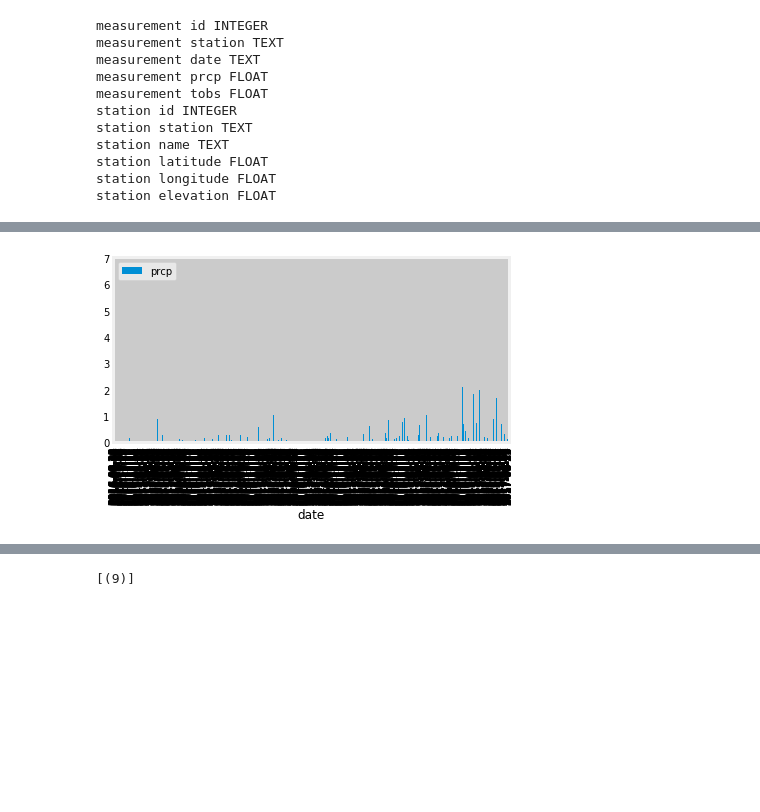
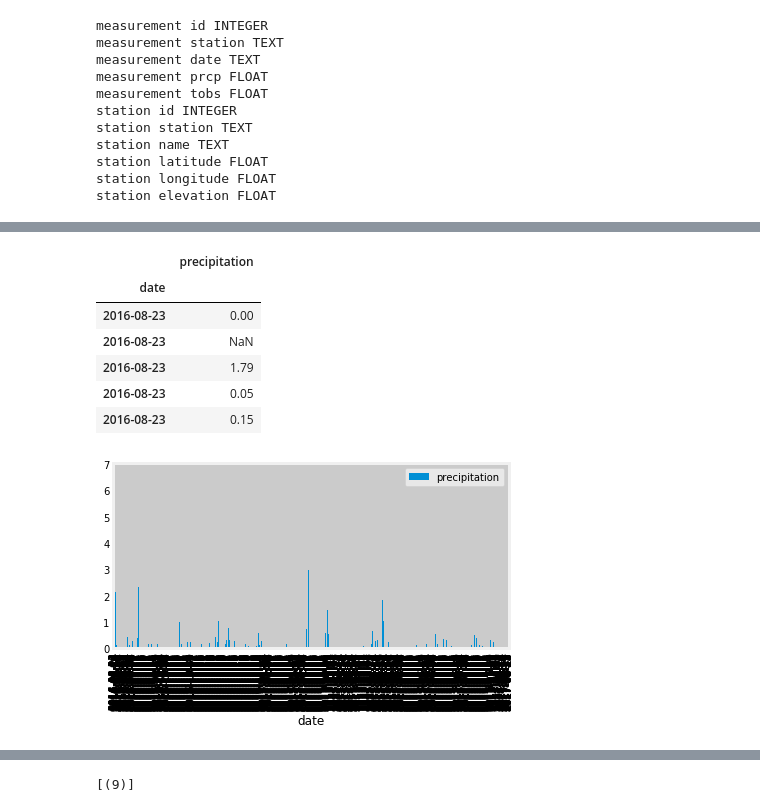
Before and after one commit to ddcruz/SQLAlchemy_challenge, a Jupyter notebook: climate.ipynb, the cells around one changed output, grey strips where cells are left out. Drawn from its saved outputs; the diff is of its cells as text; code cells hidden in the pictures; blank space fills up the shorter version.

```diff
--- a/climate.ipynb
+++ b/climate.ipynb
@@ -92,26 +73,39 @@ ceiling_date
 # %%
 # Perform a query to retrieve the data and precipitation scores
 #Select only the date and prcp values
-sel = [Measurement.date, Measurement.prcp]
+sel = [Measurement.date
+       , (Measurement.prcp).label('precipitation')]
 
 # Save the query results as a Pandas DataFrame and set the index to the date column
 #Load the query results into a Pandas DataFrame and set the index to the date column
-qry = session.query(*sel).filter(Measurement.date >= ceiling_date).statement.compile()
+qry = session.query(*sel).\
+    filter(Measurement.date >= ceiling_date).\
+    statement.compile()
 
 df = pd.read_sql_query(qry, session.bind)
 df.set_index('date', inplace=True)
 
 # Sort the dataframe by date
 #Sort the DataFrame values by date
-df.sort_values(by=['date'])
-
-# Use Pandas Plotting with Matplotlib to plot the data
-#Plot the results using the DataFrame plot method
-df.plot.bar()
-plt.tight_layout()
-plt.show()
+df.sort_values(by=['date'], inplace=True)
+df.head()
 # %% [output]
-[figure, removed]
+|  | precipitation |
+| date |  |
+| 2016-08-23 | 0.00 |
+| 2016-08-23 | NaN |
+| 2016-08-23 | 1.79 |
+| 2016-08-23 | 0.05 |
+| 2016-08-23 | 0.15 |
+# %%
+# Use Pandas Plotting with Matplotlib to plot the data
+#Plot the results using the DataFrame plot method
+df.plot.bar()
+plt.xlabel('date')
+plt.tight_layout()
+plt.show()
+# %% [output]
+[figure, added]
 # %% [markdown]
 ![precipitation](Images/precipitation.png)
 # %%
```
Also changed, not shown: parts of 24 cells of this notebook.
